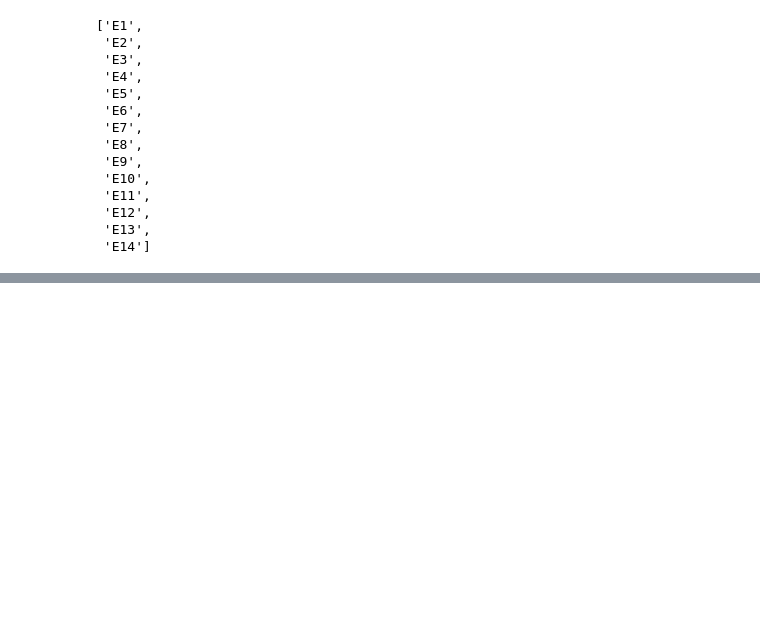
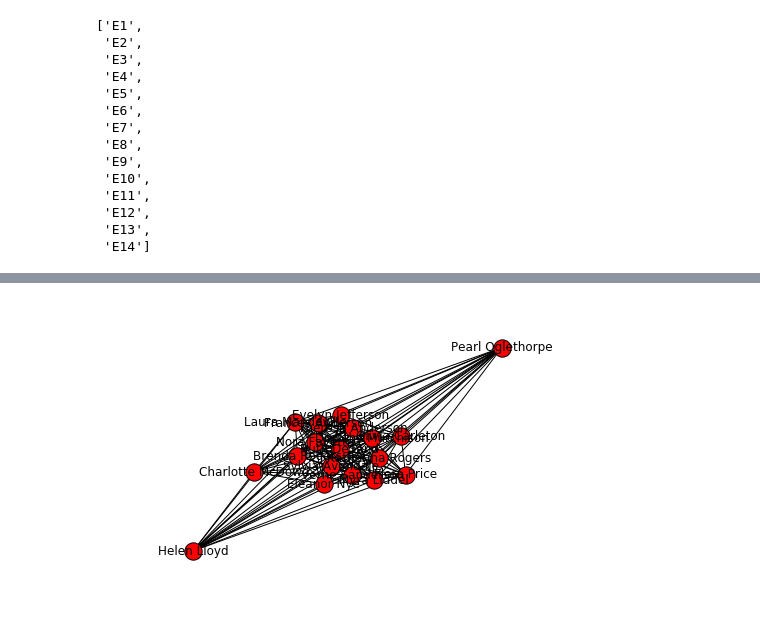
Before and after one commit to rmalarc/DATA620, a Jupyter notebook: hw03/hw03.ipynb, the cells around one changed output, grey strips where cells are left out. Cells and saved outputs as stored; diff of their text form; code cells hidden in the pictures; blank space fills up the shorter version.

```diff
--- a/hw03/hw03.ipynb
+++ b/hw03/hw03.ipynb
@@ -107,0 +118,9 @@ clubs
+# %%
+g = bipartite.projected_graph(G, women)
+pos=nx.spring_layout(g)
+nx.draw(g,pos)
+labels=nx.draw_networkx_labels(g,pos)
+plt.show()
+m = nx.adjacency_matrix(G).todense()
+# %% [output]
+[figure, added]
```
Also changed, not shown: parts of 5 cells of this notebook.
